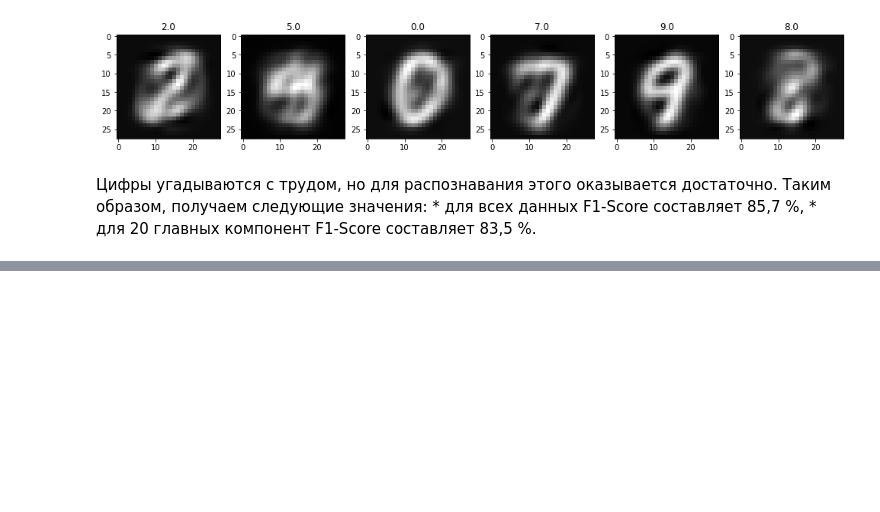
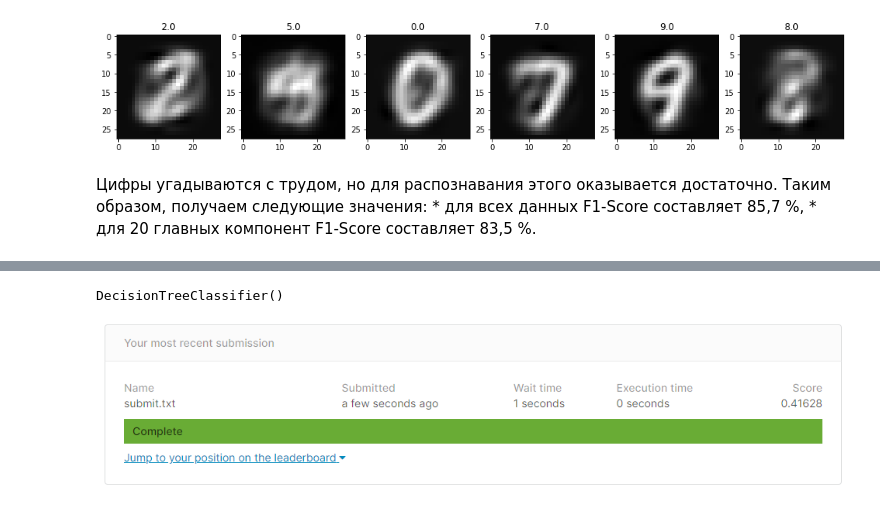
Before and after one commit to boiko-tatjana/Netology_machine_learning, a Jupyter notebook: Lesson_18/Task_18.ipynb, the cells around one changed output, grey strips where cells are left out. Saved outputs shown, nothing was run; the diff lists cells and outputs as text; code cells hidden in the pictures; blank space fills up the shorter version.

Commit message:
Homework 18, add with Kaggle score

```diff
--- a/Lesson_18/Task_18.ipynb
+++ b/Lesson_18/Task_18.ipynb
@@ -368,0 +384,7 @@ for i, img in enumerate(Xrot_restored[0:6], 1):
+# %%
+Xrot_reduced = np.dot(X, U[:, :n_comp])
+X_val_rot_reduced = np.dot(X_val, U[:, :n_comp])
+
+tree.fit(Xrot_reduced, y_train)
+# %% [output]
+DecisionTreeClassifier()
@@ -368,0 +398,5 @@ for i, img in enumerate(Xrot_restored[0:6], 1):
+# %%
+from IPython.display import Image
+Image("Score.png")
+# %% [output]
+[figure, added]
```
Also changed, not shown: parts of 10 cells of this notebook.
